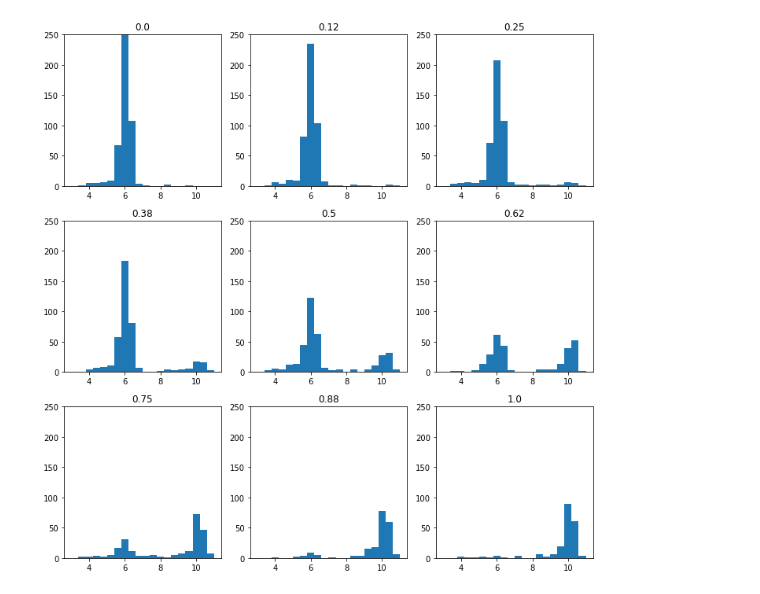
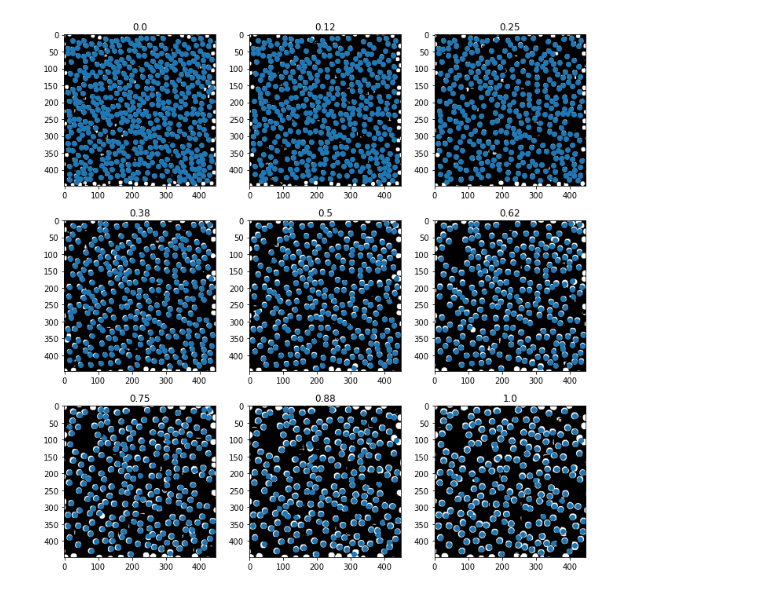
Before and after one commit to katiezzzzz/Gantastic, a Jupyter notebook: conditional_gan_microstructure/cGAN-Micro_Optimisation/trained_generators/microstructure/cgan_microstructure_22/view_images.ipynb, the cells around one changed output. Drawn from its saved outputs; the diff is of its cells as text; code cells hidden in the pictures.

Commit message:
add final plots

```diff
--- a/conditional_gan_microstructure/cGAN-Micro_Optimisation/trained_generators/microstructure/cgan_microstructure_22/view_images.ipynb
+++ b/conditional_gan_microstructure/cGAN-Micro_Optimisation/trained_generators/microstructure/cgan_microstructure_22/view_images.ipynb
@@ -4,17 +4,17 @@ import tifffile as tiff
 import numpy as np
 import pandas as pd
 # %%
-PATH = '/home/katiez/ML/conditional_gan_microstructure/cGAN-Micro_Optimisation/trained_generators/microstructure/cgan_microstructure_24'
+PATH = '/home/katiez/ML/conditional_gan_microstructure/cGAN-Micro_Optimisation/trained_generators/microstructure/cgan_microstructure_22'
 numbers = np.around(np.linspace(0,1,9),2)
 # %%
 f, axarr = plt.subplots(3,3)
 f.set_figheight(10)
 f.set_figwidth(10)
 for n, ax in zip(numbers, axarr.ravel()):
-    im = tiff.imread(f'cgan_microstructure_24[{str(n)}].tif')
+    im = tiff.imread(f'cgan_microstructure_22[{str(n)}].tif')
     ax.imshow(im,cmap='gray')
     ax.set_title(str(n))
 plt.tight_layout()
-#plt.savefig('mixture_raw_seed16')
+#plt.savefig('middle_raw_seed16')
 plt.show()
 # %% [output]
@@ -21,0 +22,20 @@ plt.show()
+# %%
+f, axarr = plt.subplots(3,3)
+f.set_figheight(10)
+f.set_figwidth(10)
+for n, ax in zip(numbers, axarr.ravel()):
+    df = pd.read_csv(PATH+f'/[{n}]/[{n}].csv')
+    hist = np.histogram(df['radius'], bins=20, range=(3,11))
+    freq = hist[0]
+    edges = hist[1]
+    bin_w = edges[-1]-edges[-2]
+    middle_points = edges[:-1] + bin_w/2
+    new_freq = np.round(freq * np.pi * middle_points**2, 0)
+    ax.bar(middle_points, new_freq)
+    ax.set_xlabel('radius')
+    ax.set_ylabel('total area')
+    ax.set_ylim(0,30000)
+    ax.set_title(str(n))
+plt.tight_layout()
+#plt.savefig('middle_radius_seed16')
+plt.show()
@@ -22,14 +44,16 @@ plt.show()
 # %%
 f, axarr = plt.subplots(3,3)
 f.set_figheight(10)
 f.set_figwidth(10)
 for n, ax in zip(numbers, axarr.ravel()):
     df = pd.read_csv(PATH+f'/[{n}]/[{n}].csv')
-    ax.hist(df['radius'], bins=20, range=(3,11))
-    ax.set_ylim(0,250)
+    im = tiff.imread(f'cgan_microstructure_22[{str(n)}].tif')
+    ax.imshow(im,cmap='gray')
+    ax.plot(df['x'], df['y'], linestyle='', marker='o')
+    #ax.set_ylim(0,40)
     ax.set_title(str(n))
 plt.tight_layout()
-#plt.savefig('mixture_radius_seed16')
+#plt.savefig('middle_measure_seed16')
 plt.show()
 # %% [output]
-[figure, old version]
+[figure, new version]
```
Also changed, not shown: parts of 3 cells of this notebook, 2 other files.
